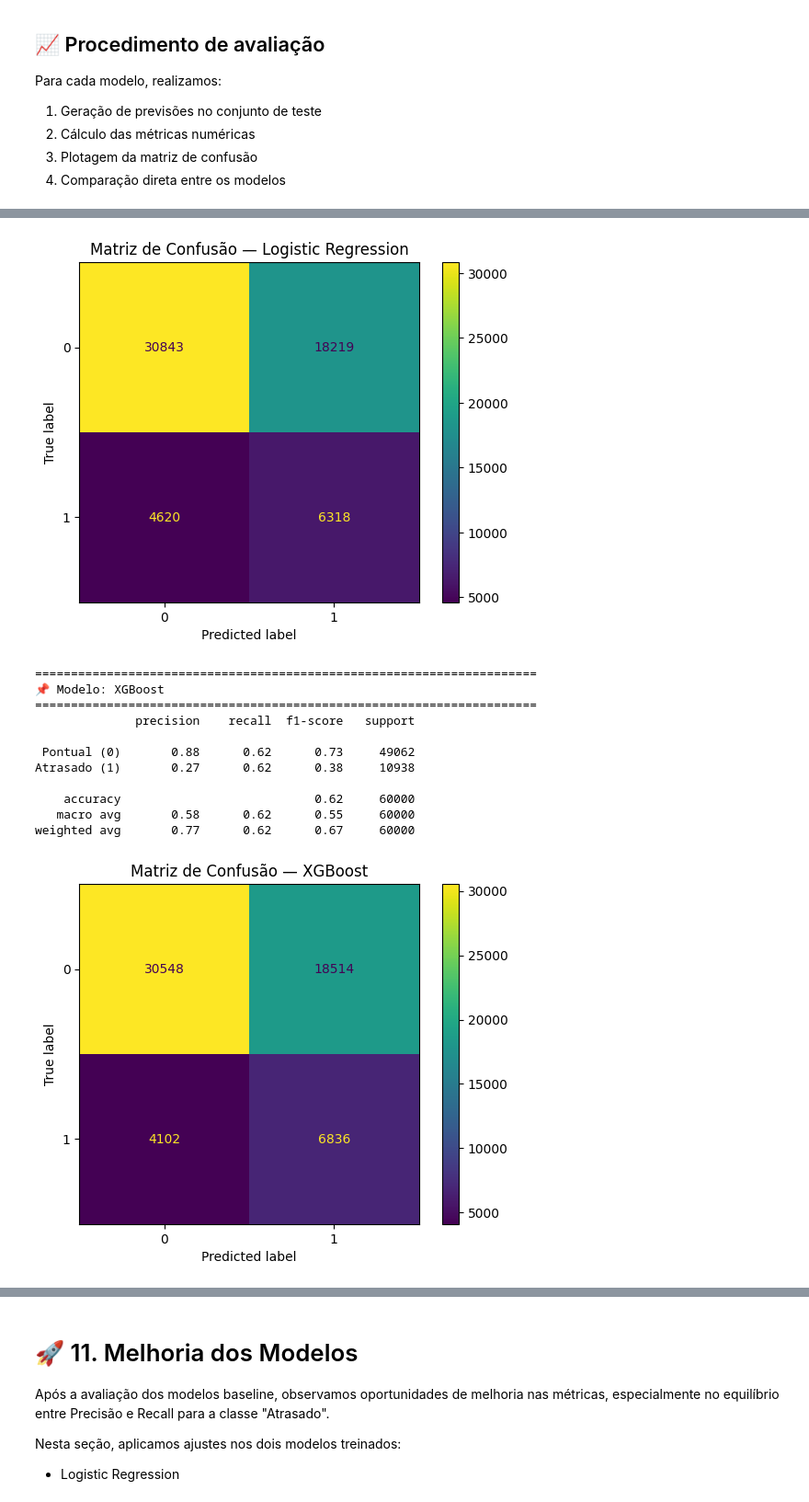
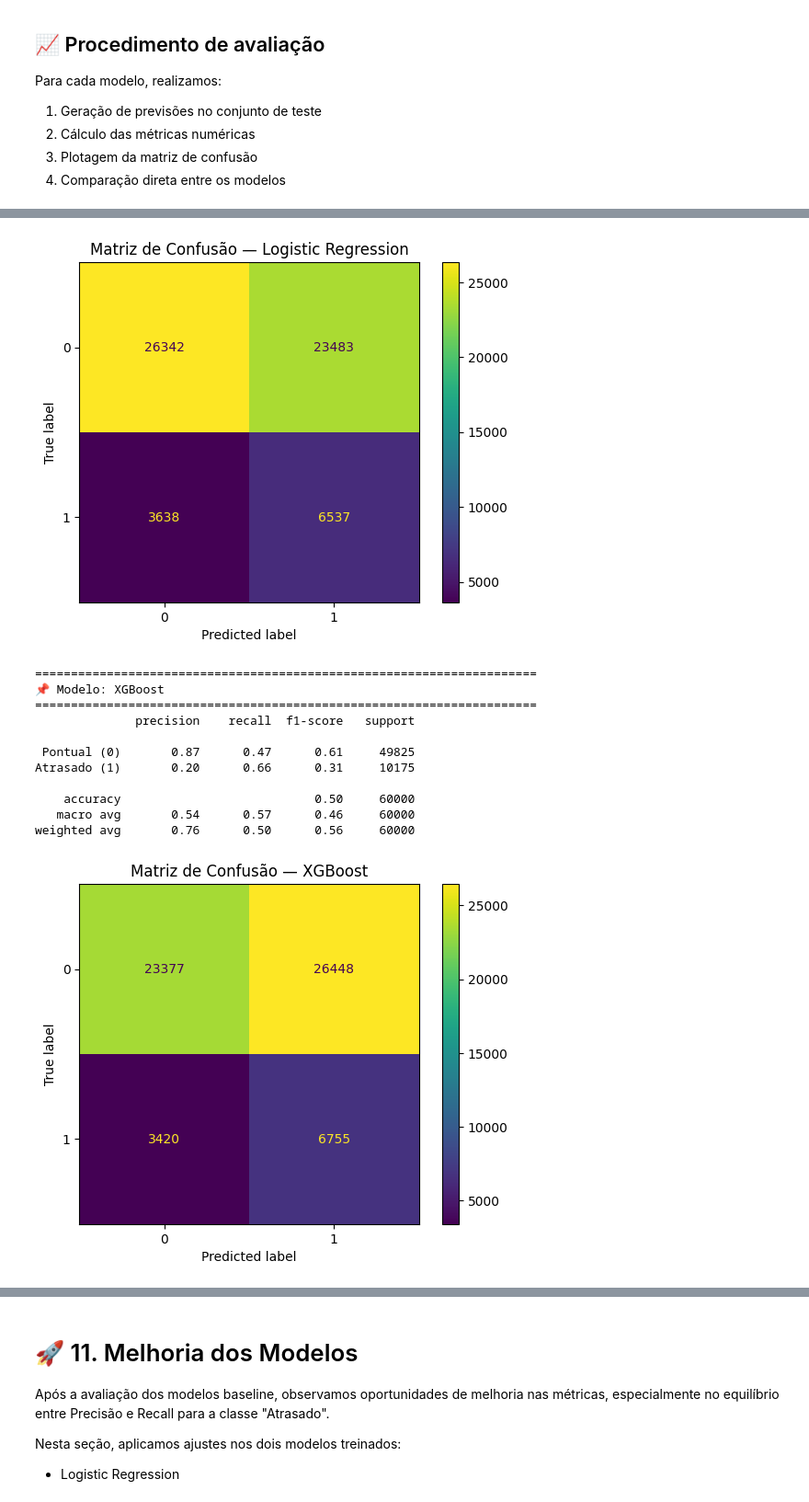
Before and after one commit to Grupo-38-ONE-G8-FlightOnTime/FlightOnTime, a Jupyter notebook: data_science/FlightOnTime.ipynb, the cells around one changed output, grey strips where cells are left out. Shown at 92% size. Saved outputs shown, nothing was run; the diff lists cells and outputs as text; code cells hidden in the pictures.

```diff
--- a/data_science/FlightOnTime.ipynb
+++ b/data_science/FlightOnTime.ipynb
@@ -786,6 +904,8 @@ route_flight_count = (
 origin_delay_mean_map = origin_delay_mean.to_dict()
 dest_delay_mean_map = dest_delay_mean.to_dict()
 route_delay_mean_map = route_delay_mean.to_dict()
+origin_flight_count_map = origin_flight_count.to_dict()
+dest_flight_count_map = dest_flight_count.to_dict()
 route_flight_count_map = route_flight_count.to_dict()
 
 # Aplicando as estatisticas nos conjuntos (sem recalcular)
@@ -797,6 +917,8 @@ def apply_aggregate_features(df_in):
     df_out['ORIGIN_DELAY_MEAN'] = df_out['ORIGIN_AIRPORT'].map(origin_delay_mean)
     df_out['DEST_DELAY_MEAN'] = df_out['DESTINATION_AIRPORT'].map(dest_delay_mean)
     df_out['ROUTE_DELAY_MEAN'] = df_out['ROUTE'].map(route_delay_mean)
+    df_out['ORIGIN_FLIGHT_COUNT'] = df_out['ORIGIN_AIRPORT'].map(origin_flight_count)
+    df_out['DEST_FLIGHT_COUNT'] = df_out['DESTINATION_AIRPORT'].map(dest_flight_count)
     df_out['ROUTE_FLIGHT_COUNT'] = df_out['ROUTE'].map(route_flight_count)
     return df_out
 
@@ -808,12 +930,16 @@ X_test = apply_aggregate_features(X_test)
 global_origin_mean = X_train_fit['ORIGIN_DELAY_MEAN'].mean()
 global_dest_mean = X_train_fit['DEST_DELAY_MEAN'].mean()
 global_route_mean = X_train_fit['ROUTE_DELAY_MEAN'].mean()
-default_route_count = 0
+default_origin_count = float(X_train_fit['ORIGIN_FLIGHT_COUNT'].median())
+default_dest_count = float(X_train_fit['DEST_FLIGHT_COUNT'].median())
+default_route_count = float(X_train_fit['ROUTE_FLIGHT_COUNT'].median())
 
 for df_ in (X_train_fit, X_val, X_test):
     df_['ORIGIN_DELAY_MEAN'] = df_['ORIGIN_DELAY_MEAN'].fillna(global_origin_mean)
     df_['DEST_DELAY_MEAN'] = df_['DEST_DELAY_MEAN'].fillna(global_dest_mean)
     df_['ROUTE_DELAY_MEAN'] = df_['ROUTE_DELAY_MEAN'].fillna(global_route_mean)
+    df_['ORIGIN_FLIGHT_COUNT'] = df_['ORIGIN_FLIGHT_COUNT'].fillna(default_origin_count)
+    df_['DEST_FLIGHT_COUNT'] = df_['DEST_FLIGHT_COUNT'].fillna(default_dest_count)
     df_['ROUTE_FLIGHT_COUNT'] = df_['ROUTE_FLIGHT_COUNT'].fillna(default_route_count)
     df_.drop(columns=['ROUTE'], inplace=True)
 
@@ -822,14 +948,16 @@ aggregate_features = [
     'ORIGIN_DELAY_MEAN',
     'DEST_DELAY_MEAN',
     'ROUTE_DELAY_MEAN',
+    'ORIGIN_FLIGHT_COUNT',
+    'DEST_FLIGHT_COUNT',
     'ROUTE_FLIGHT_COUNT'
 ]
 final_features = base_features + aggregate_features
 
 # Garantindo ordem e colunas finais esperadas
-X_train_fit = X_train_fit[final_features].copy()
-X_val = X_val[final_features].copy()
-X_test = X_test[final_features].copy()
+X_train_fit = X_train_fit[final_features]
+X_val = X_val[final_features]
+X_test = X_test[final_features]
 # %% [markdown]
 # 🛠️ 8. Construção do Pipeline de Pré-processamento
 
@@ -845,7 +973,10 @@ Nesta etapa, definimos o pipeline de pré-processamento com:
 categorical_features = [
     'AIRLINE',
     'ORIGIN_AIRPORT',
-    'DESTINATION_AIRPORT'
+    'DESTINATION_AIRPORT',
+    'PERIODO_DIA',
+    'ORIGIN_COUNTRY',
+    'DEST_COUNTRY'
 ]
 
 # Definindo variaveis numericas
@@ -857,10 +988,17 @@ numeric_features = [
     'DEPARTURE_MINUTE',
     'DEPARTURE_MINUTES_SINCE_MIDNIGHT',
     'IS_WEEKEND',
+    'IS_PEAK_HOUR',
     'ORIGIN_DELAY_MEAN',
     'DEST_DELAY_MEAN',
     'ROUTE_DELAY_MEAN',
-    'ROUTE_FLIGHT_COUNT'
+    'ORIGIN_FLIGHT_COUNT',
+    'DEST_FLIGHT_COUNT',
+    'ROUTE_FLIGHT_COUNT',
+    'ORIGIN_LAT',
+    'ORIGIN_LON',
+    'DEST_LAT',
+    'DEST_LON'
 ]
 
 # Garantindo tipos consistentes para categorias
@@ -990,7 +1128,7 @@ xgb_model = Pipeline(steps=[
         colsample_bytree=0.8,
         scale_pos_weight=scale_pos_weight,
         objective='binary:logistic',
-        eval_metric='logloss',
+        eval_metric='aucpr',
         tree_method='hist',
         random_state=42,
         n_jobs=-1
@@ -1112,7 +1250,8 @@ for name, model in models.items():
         'Precisão': precision_score(y_test, y_pred),
         'Recall': recall_score(y_test, y_pred),
         'F1-score': f1_score(y_test, y_pred),
-        'ROC AUC': roc_auc_score(y_test, y_proba)
+        'ROC AUC': roc_auc_score(y_test, y_proba),
+        'PR AUC': average_precision_score(y_test, y_proba)
     })
 
     # Matriz de confusão
@@ -1136,16 +1275,16 @@ weighted avg       0.76      0.62      0.66     60000
-[figure, old version]
+[figure, new version]
 ======================================================================
 📌 Modelo: XGBoost
 ======================================================================
               precision    recall  f1-score   support
 
- Pontual (0)       0.88      0.62      0.73     49062
-Atrasado (1)       0.27      0.62      0.38     10938
+ Pontual (0)       0.87      0.47      0.61     49825
+Atrasado (1)       0.20      0.66      0.31     10175
 
-    accuracy                           0.62     60000
-   macro avg       0.58      0.62      0.55     60000
-weighted avg       0.77      0.62      0.67     60000
+    accuracy                           0.50     60000
+   macro avg       0.54      0.57      0.46     60000
+weighted avg       0.76      0.50      0.56     60000
-[figure, old version]
+[figure, new version]
 # %%
 results_df = pd.DataFrame(results)
 results_df
```
Also changed, not shown: parts of 42 cells of this notebook, 3 other files.
